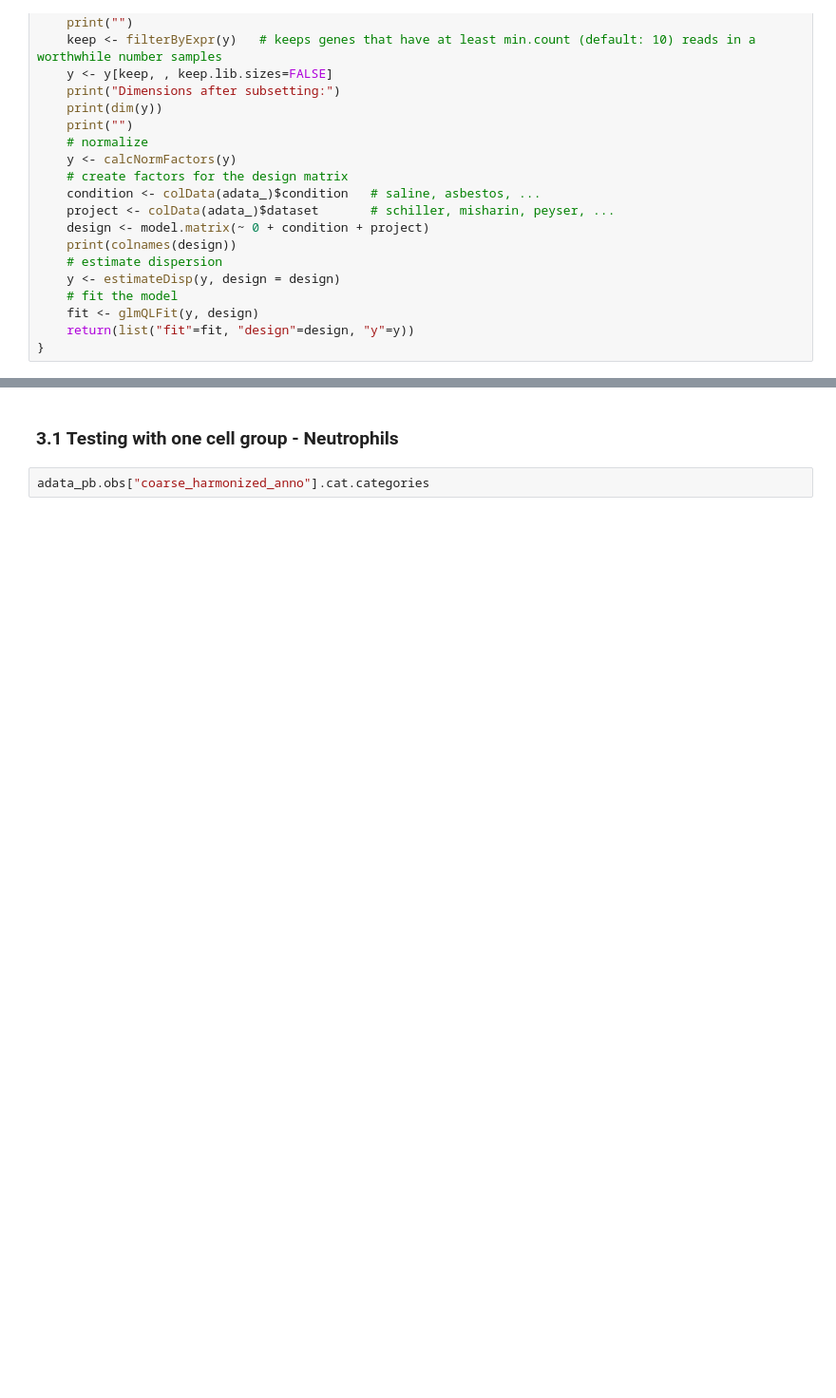
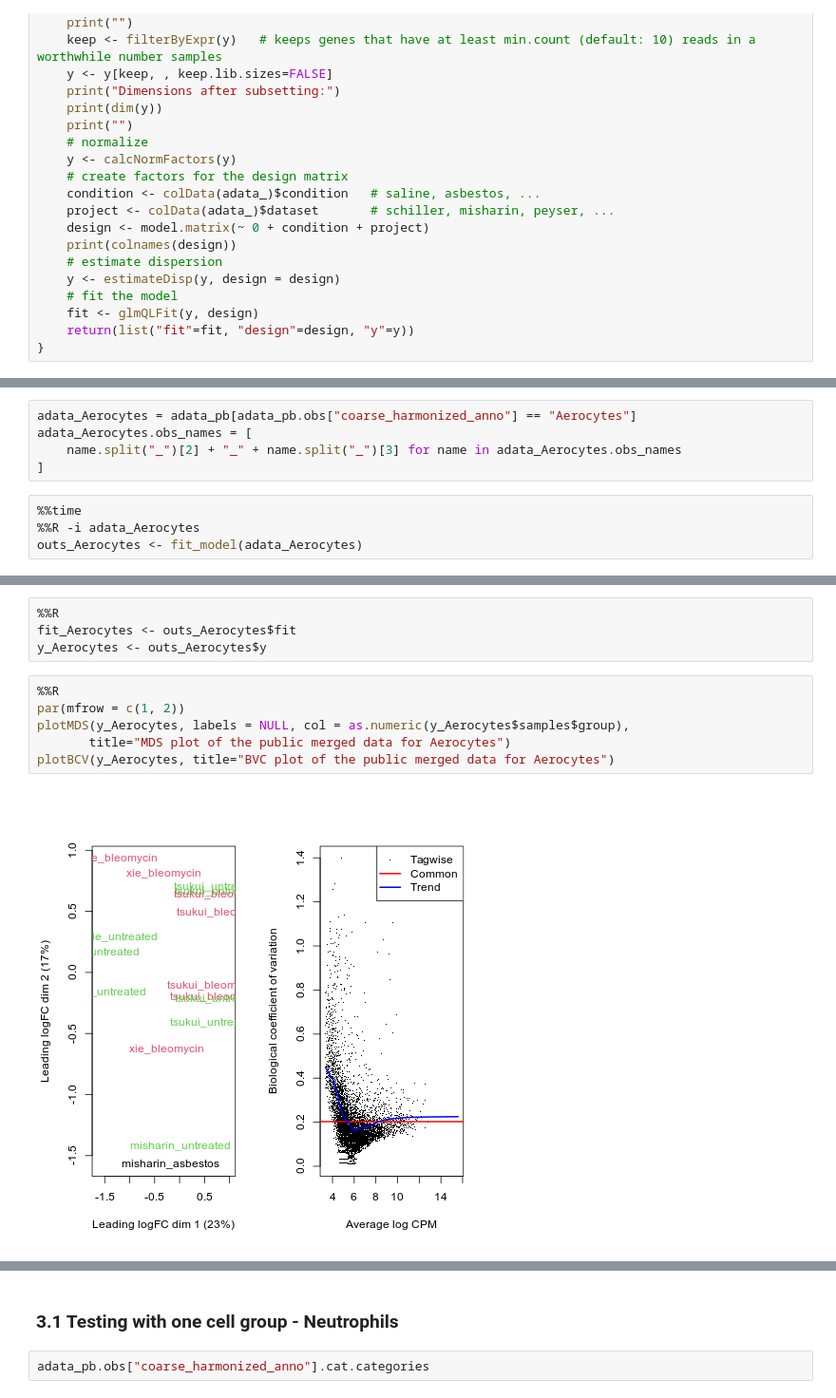
Before and after one commit to lueckenlab/masterpraktikum_fibrosis_atlas, a Jupyter notebook: notebooks/differential_gene_expression_analysis/DiffEx_edgeR_py.ipynb, the cells around one changed output, grey strips where cells are left out. Shown: that part at 95% size. Cells and saved outputs as stored; diff of their text form; blank space fills up the shorter version.

```diff
--- a/notebooks/differential_gene_expression_analysis/DiffEx_edgeR_py.ipynb
+++ b/notebooks/differential_gene_expression_analysis/DiffEx_edgeR_py.ipynb
@@ -85,0 +118,9 @@ fit_model <- function(adata_){
+# %%
+adata_Aerocytes = adata_pb[adata_pb.obs["coarse_harmonized_anno"] == "Aerocytes"]
+adata_Aerocytes.obs_names = [
+    name.split("_")[2] + "_" + name.split("_")[3] for name in adata_Aerocytes.obs_names
+]
+# %%
+%%time
+%%R -i adata_Aerocytes
+outs_Aerocytes <- fit_model(adata_Aerocytes)
@@ -85,0 +138,12 @@ fit_model <- function(adata_){
+# %%
+%%R
+fit_Aerocytes <- outs_Aerocytes$fit
+y_Aerocytes <- outs_Aerocytes$y
+# %%
+%%R
+par(mfrow = c(1, 2))
+plotMDS(y_Aerocytes, labels = NULL, col = as.numeric(y_Aerocytes$samples$group),
+       title="MDS plot of the public merged data for Aerocytes")
+plotBCV(y_Aerocytes, title="BVC plot of the public merged data for Aerocytes")
+# %% [output]
+[figure, added]
```
Also changed, not shown: parts of 16 cells of this notebook, 2 other files.
